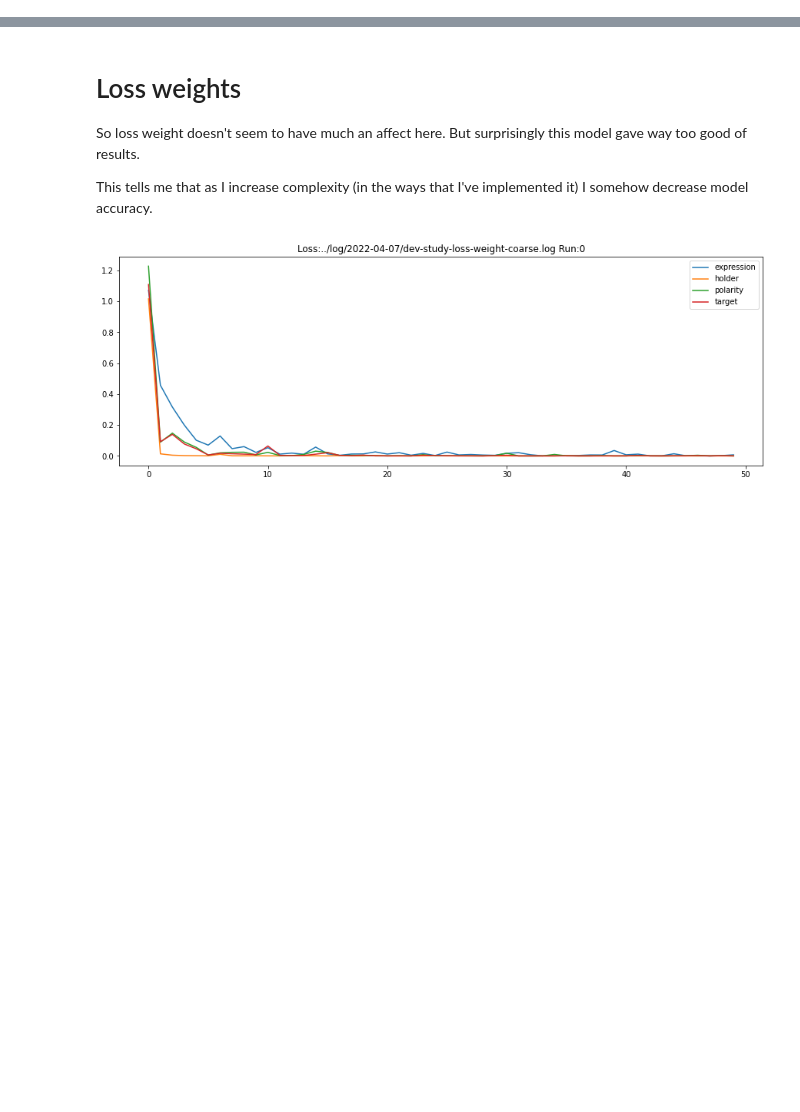
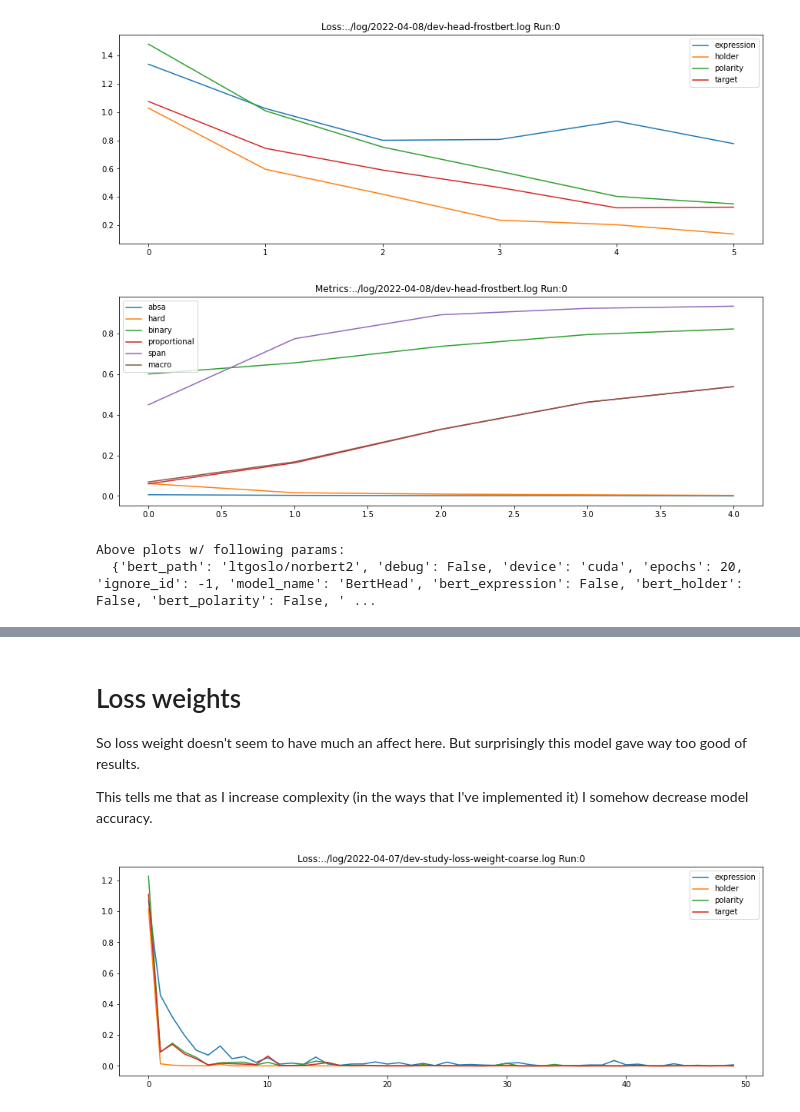
Before and after one commit to pmhalvor/fgsa, a Jupyter notebook: notebooks/hyper-head.ipynb, the cells around one changed output, grey strips where cells are left out. Saved outputs shown, nothing was run; the diff lists cells and outputs as text; code cells hidden in the pictures; blank space fills up the shorter version.

```diff
--- a/notebooks/hyper-head.ipynb
+++ b/notebooks/hyper-head.ipynb
@@ -7,0 +17,7 @@ from src.plot import show_study_loss
+# %%
+frostbert = show_study_loss("../log/2022-04-08/dev-head-frostbert.log")
+# %% [output]
+[figure, added]
+[figure, added]
+Above plots w/ following params:
+  {'bert_path': 'ltgoslo/norbert2', 'debug': False, 'device': 'cuda', 'epochs': 20, 'ignore_id': -1, 'model_name': 'BertHead', 'bert_expression': False, 'bert_holder': False, 'bert_polarity': False, ' ...
```
Also changed, not shown: parts of 5 cells of this notebook, 4 other files.
